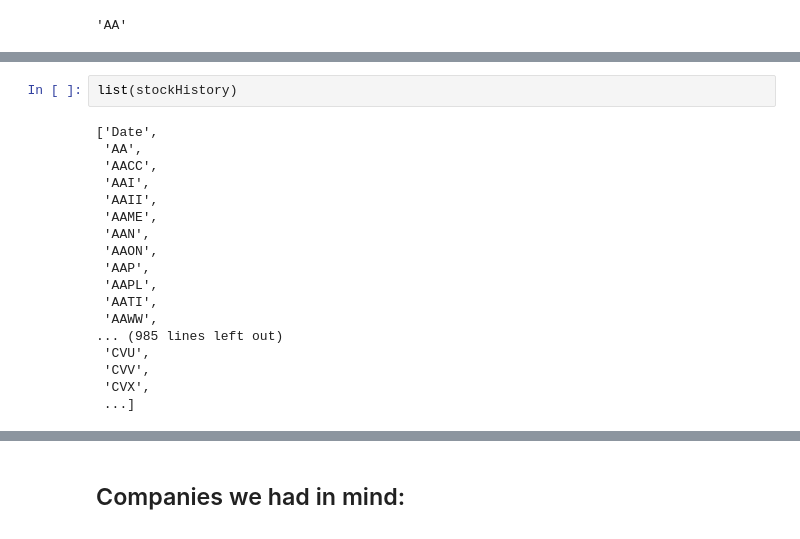
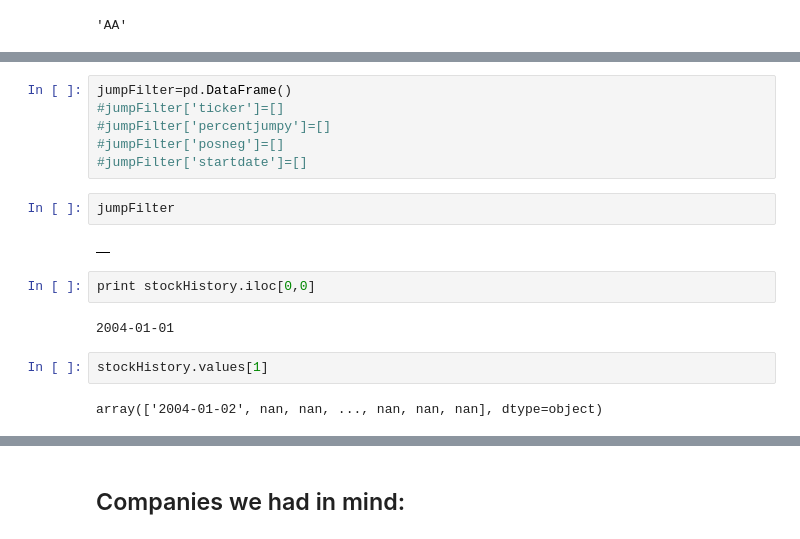
Before and after one commit to robertgrote/News-Asymmetry-Study, a Jupyter notebook: News Asymmetry Study.ipynb, the cells around one changed output, grey strips where cells are left out. Saved outputs shown, nothing was run; the diff lists cells and outputs as text.

```diff
--- a/News Asymmetry Study.ipynb
+++ b/News Asymmetry Study.ipynb
@@ -118,20 +114,18 @@ TypeError: 'instancemethod' object has no attribute '__getitem__'
-# %%
-list(stockHistory)
-# %% [output]
-['Date',
- 'AA',
- 'AACC',
- 'AAI',
- 'AAII',
- 'AAME',
- 'AAN',
- 'AAON',
- 'AAP',
- 'AAPL',
- 'AATI',
- 'AAWW',
-... (985 lines left out)
- 'CVU',
- 'CVV',
- 'CVX',
- ...]
+# %%
+jumpFilter=pd.DataFrame()
+#jumpFilter['ticker']=[]
+#jumpFilter['percentjumpy']=[]
+#jumpFilter['posneg']=[]
+#jumpFilter['startdate']=[]
+# %%
+jumpFilter
+# %% [output]
+|  |
+# %%
+print stockHistory.iloc[0,0]
+# %% [output]
+2004-01-01
+# %%
+stockHistory.values[1]
+# %% [output]
+array(['2004-01-02', nan, nan, ..., nan, nan, nan], dtype=object)
```
Also changed, not shown: parts of 13 cells of this notebook, 1 other file.
